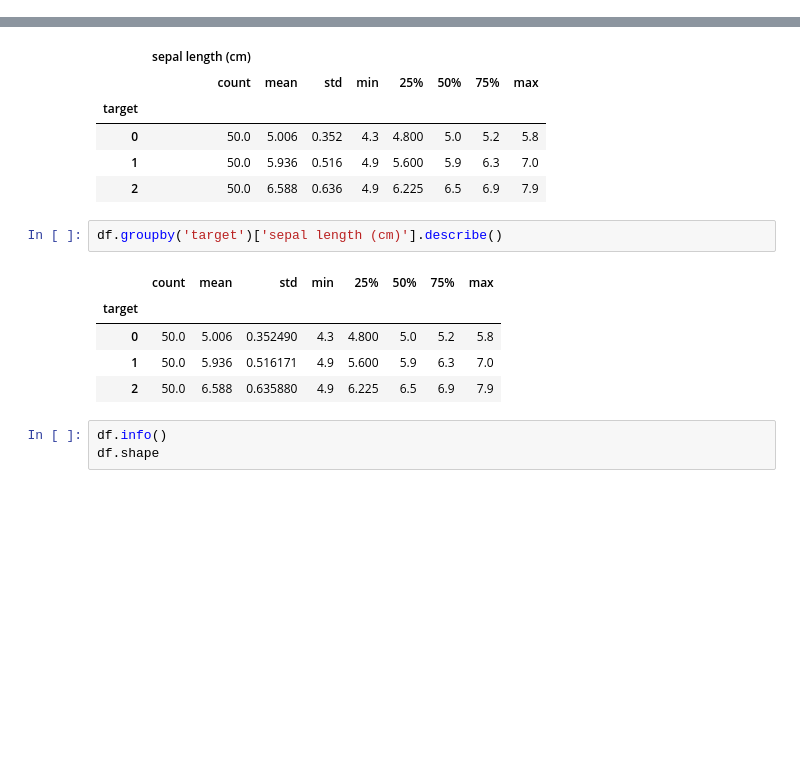
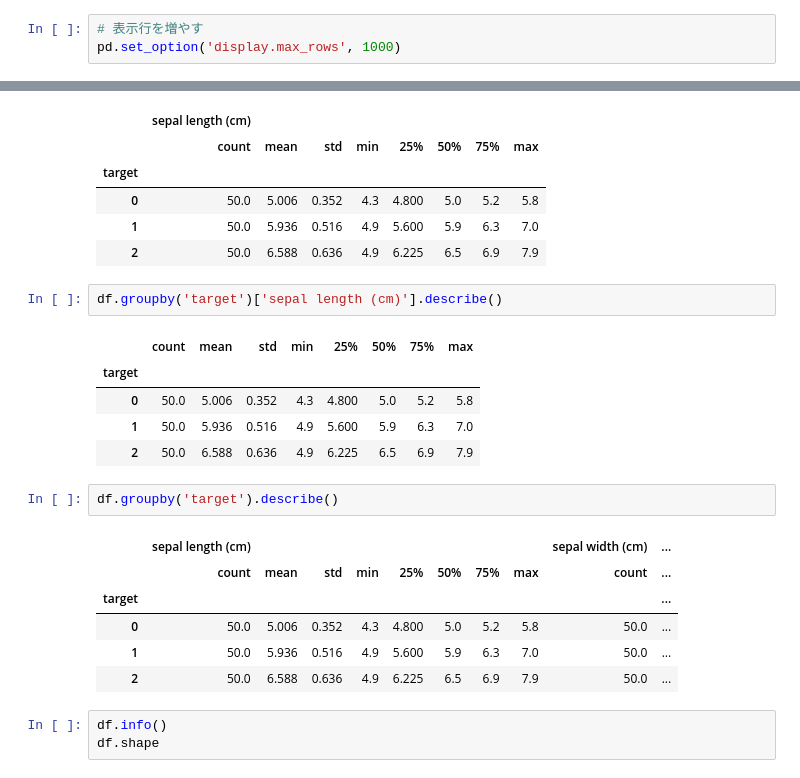
Before and after one commit to sohdacafe/cheat_sheet, a Jupyter notebook: pandas_cheat_sheet.ipynb, the cells around one changed output, grey strips where cells are left out. Drawn from its saved outputs; the diff is of its cells as text; blank space fills up the shorter version.

```diff
--- a/pandas_cheat_sheet.ipynb
+++ b/pandas_cheat_sheet.ipynb
@@ -16,6 +16,9 @@ import pandas as pd
 # %%
 file_name = 'iris.csv'
 df = pd.read_csv(file_name)
+# %%
+# 表示行を増やす
+pd.set_option('display.max_rows', 1000)
 # %%
 df.head(3), df.tail(3)
 # %% [output]
@@ -75,9 +78,18 @@ df.groupby('target')['sepal length (cm)'].describe()
 # %% [output]
 |  | count | mean | std | min | 25% | 50% | 75% | max |
 | target |  |  |  |  |  |  |  |  |
-| 0 | 50.0 | 5.006 | 0.352490 | 4.3 | 4.800 | 5.0 | 5.2 | 5.8 |
-| 1 | 50.0 | 5.936 | 0.516171 | 4.9 | 5.600 | 5.9 | 6.3 | 7.0 |
-| 2 | 50.0 | 6.588 | 0.635880 | 4.9 | 6.225 | 6.5 | 6.9 | 7.9 |
+| 0 | 50.0 | 5.006 | 0.352 | 4.3 | 4.800 | 5.0 | 5.2 | 5.8 |
+| 1 | 50.0 | 5.936 | 0.516 | 4.9 | 5.600 | 5.9 | 6.3 | 7.0 |
+| 2 | 50.0 | 6.588 | 0.636 | 4.9 | 6.225 | 6.5 | 6.9 | 7.9 |
+# %%
+df.groupby('target').describe()
+# %% [output]
+|  | sepal length (cm) |  |  |  |  |  |  |  | sepal width (cm) | ... |
+|  | count | mean | std | min | 25% | 50% | 75% | max | count | ... |
+| target |  |  |  |  |  |  |  |  |  | ... |
+| 0 | 50.0 | 5.006 | 0.352 | 4.3 | 4.800 | 5.0 | 5.2 | 5.8 | 50.0 | ... |
+| 1 | 50.0 | 5.936 | 0.516 | 4.9 | 5.600 | 5.9 | 6.3 | 7.0 | 50.0 | ... |
+| 2 | 50.0 | 6.588 | 0.636 | 4.9 | 6.225 | 6.5 | 6.9 | 7.9 | 50.0 | ... |
 # %%
 df.info()
 df.shape
```
Also changed, not shown: parts of 6 cells of this notebook.
